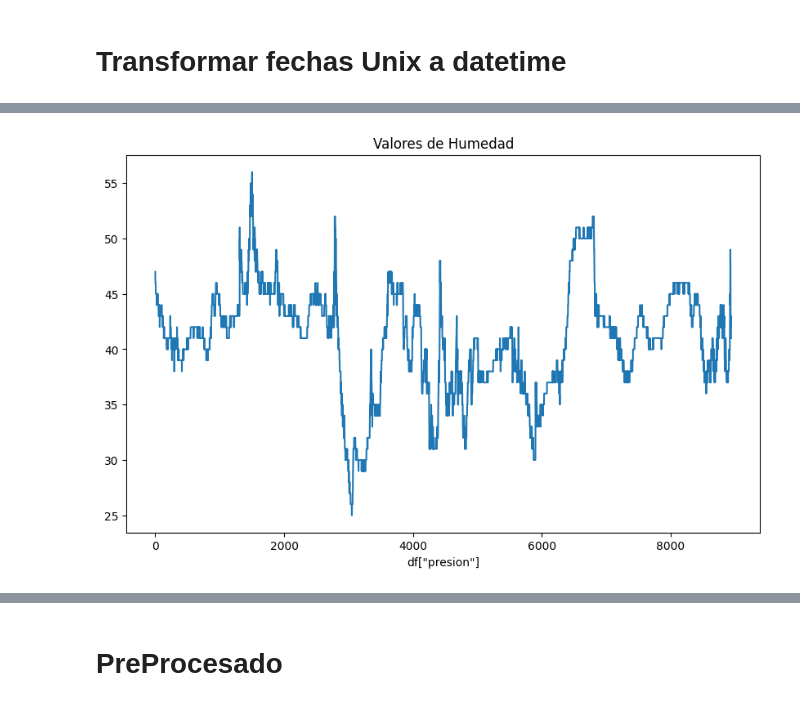
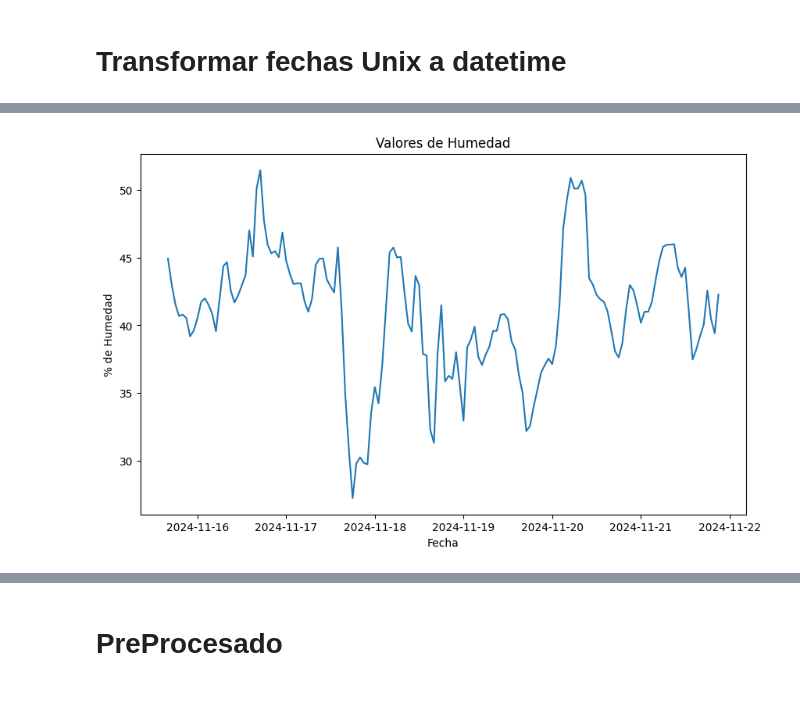
Before and after one commit to njpd57/Solemne-3-Microprocesadores, a Jupyter notebook: src/notebook.ipynb, the cells around one changed output, grey strips where cells are left out. Saved outputs shown, nothing was run; the diff lists cells and outputs as text; code cells hidden in the pictures.

```diff
--- a/src/notebook.ipynb
+++ b/src/notebook.ipynb
@@ -54,0 +27,12 @@ df
+# %%
+df["fecha"] = pd.to_datetime(df["fecha"],unit="ms")
+start_date = df["fecha"][0].replace(second=0,microsecond=0)
+df["fecha"] = pd.date_range(start=start_date,periods=len(df),freq='T')
+
+# Extraer componentes temporales
+
+#df['dayofweek'] = df['fecha'].dt.dayofweek  # 0 = lunes, 6 = domingo
+#df['month'] = df['fecha'].dt.month
+#df['day'] = df['fecha'].dt.day
+
+df
@@ -54,0 +53,3 @@ df
+# %%
+df['hora'] = df['fecha'].dt.hour
+df
@@ -54,0 +92,3 @@ df
+# %%
+df_resampled = df.resample('60T').mean()
+df_resampled
@@ -54,0 +112,16 @@ df
+# %%
+df = df_resampled
+# Codificar la hora del día de manera cíclica
+df['hora_sin'] = np.sin(2 * np.pi * df['hora'] / 24)  # 24 horas en un día
+df['hora_cos'] = np.cos(2 * np.pi * df['hora'] / 24)
+
+# Codificar el día de la semana de manera cíclica
+# df['dayofweek_sin'] = np.sin(2 * np.pi * df['dayofweek'] / 7)  # 7 días en una semana
+# df['dayofweek_cos'] = np.cos(2 * np.pi * df['dayofweek'] / 7)
+
+# # Codificar el mes del año de manera cíclica
+# df['month_sin'] = np.sin(2 * np.pi * df['month'] / 12)  # 12 meses en un año
+# df['month_cos'] = np.cos(2 * np.pi * df['month'] / 12)
+
+# Ahora df contiene las variables cíclicas
+print(df)
@@ -79,11 +172,12 @@ dtype: int64
 # %%
 plt.figure(figsize=(10,6))
 plt.plot(df["humedad"])
-plt.xlabel("df[\"presion\"]")
+plt.xlabel("Fecha")
+plt.ylabel("% de Humedad")
 plt.title("Valores de Humedad")
 plt.show()
 # %% [output]
-[figure, old version]
+[figure, new version]
 # %%
 plt.figure(figsize=(10,6))
 plt.plot(df["temperatura"])
```
Also changed, not shown: parts of 52 cells of this notebook, 20 other files.
